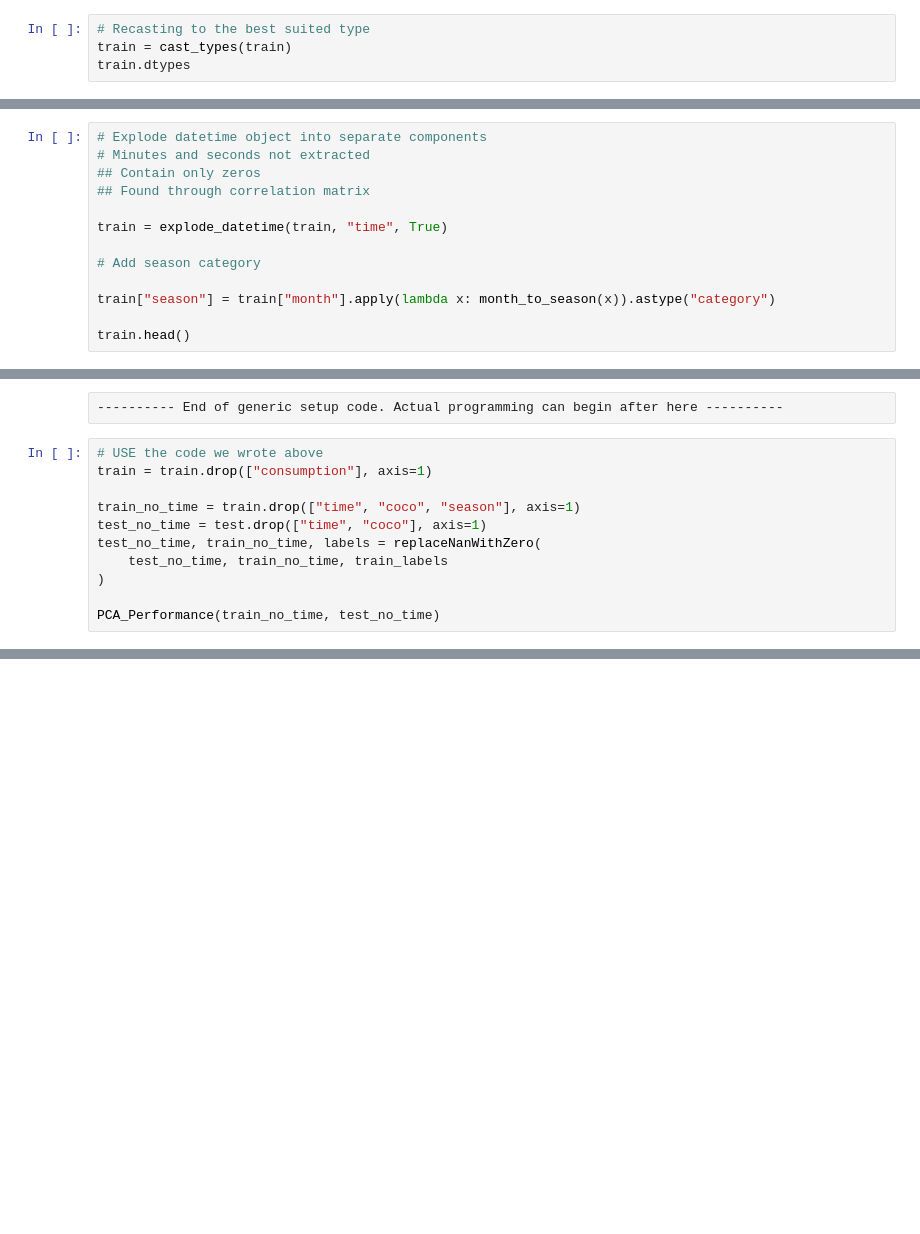
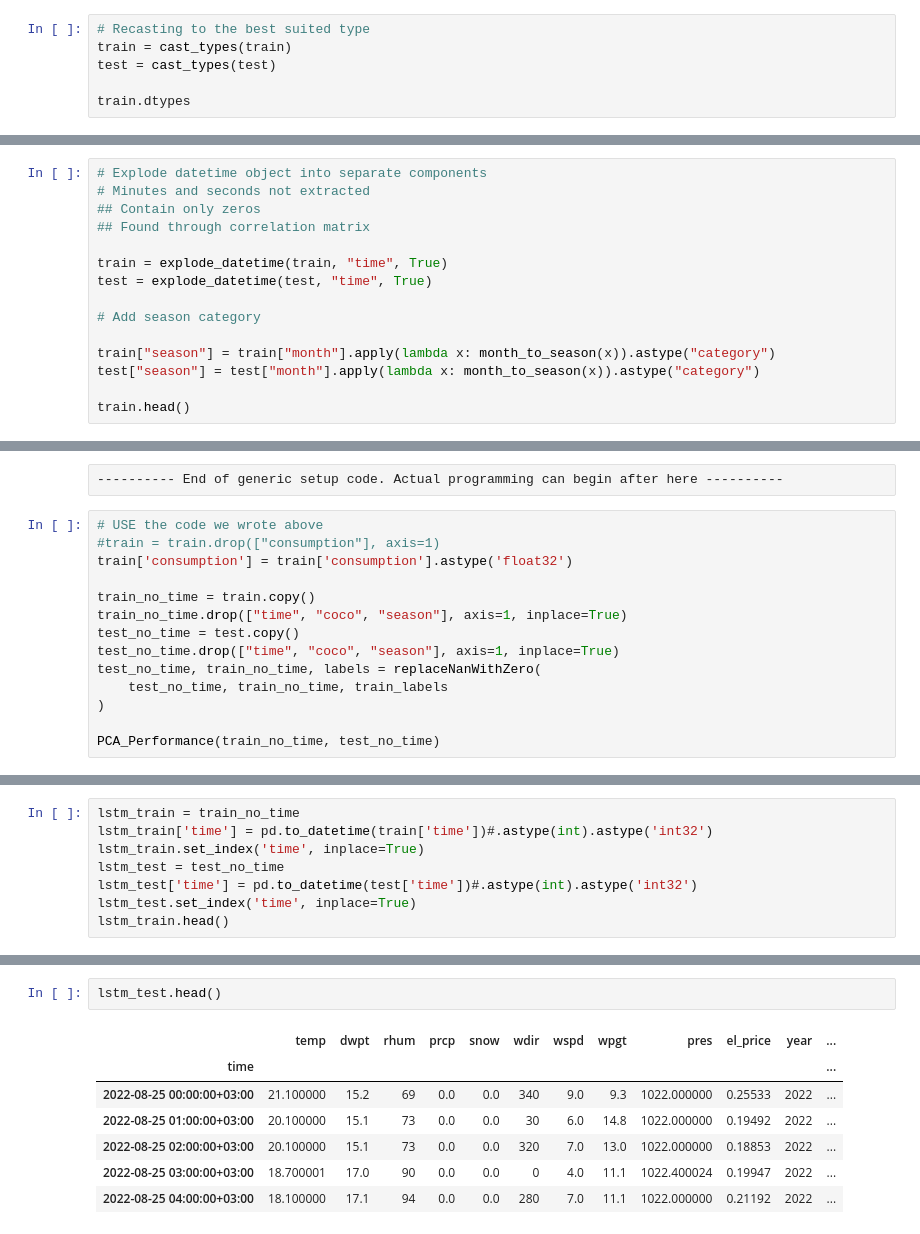
Before and after one commit to Kairixir/ml-tartu-electricity-prediciton, a Jupyter notebook: ML_Project.ipynb, the cells around one changed output, grey strips where cells are left out. Saved outputs shown, nothing was run; the diff lists cells and outputs as text; blank space fills up the shorter version.

Commit message:
add lstm code

```diff
--- a/ML_Project.ipynb
+++ b/ML_Project.ipynb
@@ -272,6 +277,8 @@ dtype: float64
 # %%
 # Recasting to the best suited type
 train = cast_types(train)
+test = cast_types(test)
+
 train.dtypes
 # %% [output]
 time           datetime64[ns, Europe/Tallinn]
@@ -297,10 +304,12 @@ dtype: object
 ## Found through correlation matrix
 
 train = explode_datetime(train, "time", True)
+test = explode_datetime(test, "time", True)
 
 # Add season category
 
 train["season"] = train["month"].apply(lambda x: month_to_season(x)).astype("category")
+test["season"] = test["month"].apply(lambda x: month_to_season(x)).astype("category")
 
 train.head()
 # %% [output]
@@ -524,10 +497,13 @@ sns.heatmap(train_corr, annot=True, cmap="YlGnBu", square=True)
 ---------- End of generic setup code. Actual programming can begin after here ----------
 # %%
 # USE the code we wrote above
-train = train.drop(["consumption"], axis=1)
+#train = train.drop(["consumption"], axis=1)
+train['consumption'] = train['consumption'].astype('float32')
 
-train_no_time = train.drop(["time", "coco", "season"], axis=1)
-test_no_time = test.drop(["time", "coco"], axis=1)
+train_no_time = train.copy()
+train_no_time.drop(["time", "coco", "season"], axis=1, inplace=True)
+test_no_time = test.copy()
+test_no_time.drop(["time", "coco", "season"], axis=1, inplace=True)
 test_no_time, train_no_time, labels = replaceNanWithZero(
     test_no_time, train_no_time, train_labels
 )
@@ -547 +523,9 @@ Retained 0.98 of variance with 5 number of features
 Retained 0.99 of variance with 7 number of features
+# %%
+lstm_train = train_no_time
+lstm_train['time'] = pd.to_datetime(train['time'])#.astype(int).astype('int32')
+lstm_train.set_index('time', inplace=True)
+lstm_test = test_no_time
+lstm_test['time'] = pd.to_datetime(test['time'])#.astype(int).astype('int32')
+lstm_test.set_index('time', inplace=True)
+lstm_train.head()
@@ -547,0 +540,10 @@ Retained 0.99 of variance with 7 number of features
+# %%
+lstm_test.head()
+# %% [output]
+|  | temp | dwpt | rhum | prcp | snow | wdir | wspd | wpgt | pres | el_price | year | ... |
+| time |  |  |  |  |  |  |  |  |  |  |  | ... |
+| 2022-08-25 00:00:00+03:00 | 21.100000 | 15.2 | 69 | 0.0 | 0.0 | 340 | 9.0 | 9.3 | 1022.000000 | 0.25533 | 2022 | ... |
+| 2022-08-25 01:00:00+03:00 | 20.100000 | 15.1 | 73 | 0.0 | 0.0 | 30 | 6.0 | 14.8 | 1022.000000 | 0.19492 | 2022 | ... |
+| 2022-08-25 02:00:00+03:00 | 20.100000 | 15.1 | 73 | 0.0 | 0.0 | 320 | 7.0 | 13.0 | 1022.000000 | 0.18853 | 2022 | ... |
+| 2022-08-25 03:00:00+03:00 | 18.700001 | 17.0 | 90 | 0.0 | 0.0 | 0 | 4.0 | 11.1 | 1022.400024 | 0.19947 | 2022 | ... |
+| 2022-08-25 04:00:00+03:00 | 18.100000 | 17.1 | 94 | 0.0 | 0.0 | 280 | 7.0 | 11.1 | 1022.000000 | 0.21192 | 2022 | ... |
```
Also changed, not shown: parts of 19 cells of this notebook.
